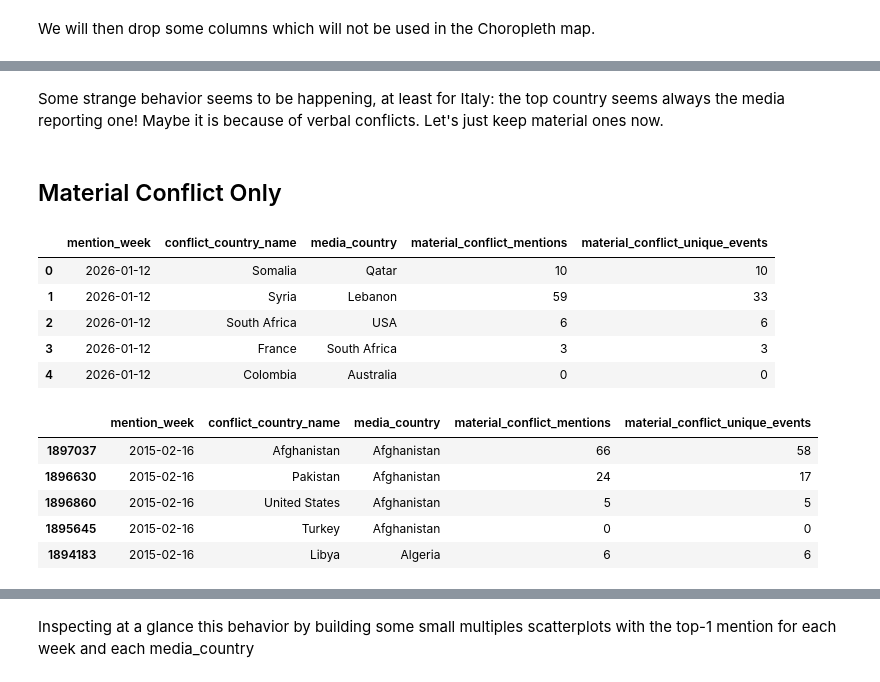
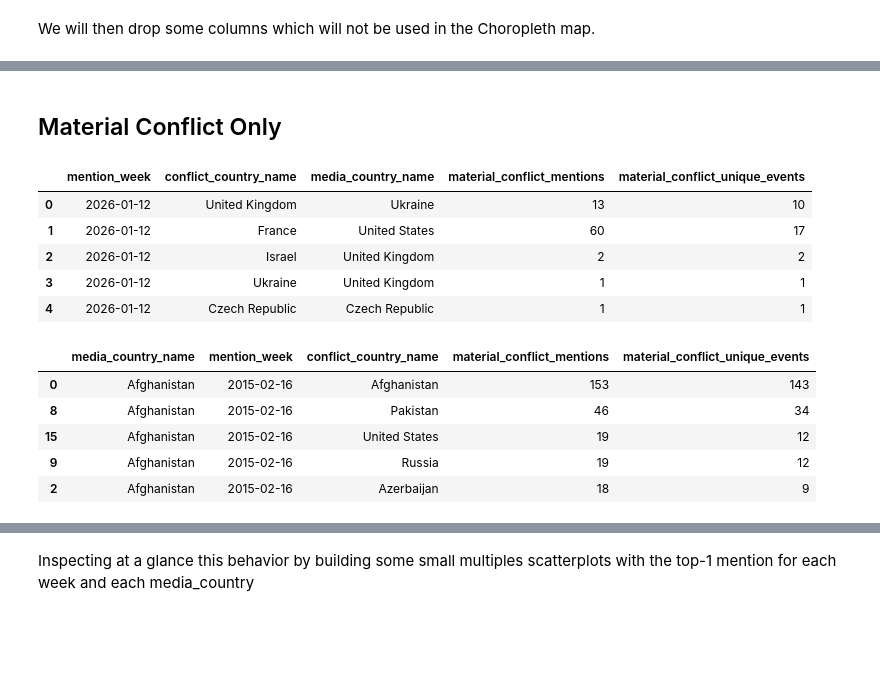
Before and after one commit to group-rho-dataviz/group-rho-dataviz.github.io, a Jupyter notebook: preprocessing/choropleth_map.ipynb, the cells around one changed output, grey strips where cells are left out. Cells and saved outputs as stored; diff of their text form; code cells hidden in the pictures; blank space fills up the shorter version.

```diff
--- a/preprocessing/choropleth_map.ipynb
+++ b/preprocessing/choropleth_map.ipynb
@@ -39,0 +64,4 @@ df_mentions.head()
+# %%
+# join just df_keys and df_mention_types on conflict_id
+df_mentions = pd.merge(df_keys, df_mention_types, on='conflict_id')
+df_mentions.head()
@@ -39,0 +97,4 @@ df_mentions.head()
+# %%
+# Dropping rows where 'media_country' is 'UNK'
+df_mentions = df_mentions[df_mentions['media_country'] != 'UNK']
+df_mentions.head()
@@ -40,6 +112,9 @@ df_mentions.head()
 # %%
 # Convert the 'conflict_country' column from FIPS 10-4 codes to country names
 df_mentions['conflict_country_name'] = df_mentions['conflict_country'].apply(code_to_country)
+# %%
+# Convert the 'media_country' column from FIPS 10-4 codes to country names
+df_mentions['media_country_name'] = df_mentions['media_country'].apply(code_to_country)
 # %%
 # Display the first few rows of the dataframe
 df_mentions.head()
@@ -147,29 +166,42 @@ df_top_mentions[df_top_mentions['media_country'] == 'Italy']
-# %% [markdown]
-Some strange behavior seems to be happening, at least for Italy: the top country seems always the media reporting one!
-Maybe it is because of verbal conflicts. Let's just keep material ones now.
 # %% [markdown]
 ## Material Conflict Only
 # %%
-columns_to_keep = ['mention_week', 'conflict_country_name', 'media_country', 'material_conflict_mentions', 'material_conflict_unique_events']
+columns_to_keep = ['mention_week', 'conflict_country_name', 'media_country_name', 'material_conflict_mentions', 'material_conflict_unique_events']
 df_mentions_filtered_material = df_mentions[columns_to_keep]
 df_mentions_filtered_material.head()
 # %% [output]
-|  | mention_week | conflict_country_name | media_country | material_conflict_mentions | material_conflict_unique_events |
-| 0 | 2026-01-12 | Somalia | Qatar | 10 | 10 |
-| 1 | 2026-01-12 | Syria | Lebanon | 59 | 33 |
-| 2 | 2026-01-12 | South Africa | USA | 6 | 6 |
-| 3 | 2026-01-12 | France | South Africa | 3 | 3 |
-| 4 | 2026-01-12 | Colombia | Australia | 0 | 0 |
+|  | mention_week | conflict_country_name | media_country_name | material_conflict_mentions | material_conflict_unique_events |
+| 0 | 2026-01-12 | United Kingdom | Ukraine | 13 | 10 |
+| 1 | 2026-01-12 | France | United States | 60 | 17 |
+| 2 | 2026-01-12 | Israel | United Kingdom | 2 | 2 |
+| 3 | 2026-01-12 | Ukraine | United Kingdom | 1 | 1 |
+| 4 | 2026-01-12 | Czech Republic | Czech Republic | 1 | 1 |
 # %%
-df_top_mentions_material = df_mentions_filtered_material.sort_values('material_conflict_mentions', ascending=False).groupby(['media_country', 'mention_week']).head(n)
-df_top_mentions_material = df_top_mentions_material.sort_values(by=['mention_week', 'media_country'])
+n = 5
+df_aggregated = df_mentions_filtered_material.groupby(
+    ['media_country_name', 'mention_week', 'conflict_country_name']
+).agg({
+    'material_conflict_mentions': 'sum',
+    'material_conflict_unique_events': 'sum'
+}).reset_index()
+
+df_aggregated = df_aggregated.sort_values('material_conflict_mentions', ascending=False)
+df_top_mentions_material = df_aggregated.groupby(
+    ['media_country_name', 'mention_week']
+).head(n)
+
+df_top_mentions_material = df_top_mentions_material.sort_values(
+    by=['mention_week', 'media_country_name', 'material_conflict_mentions'],
+    ascending=[True, True, False]
+)
+
 df_top_mentions_material.head()
 # %% [output]
-|  | mention_week | conflict_country_name | media_country | material_conflict_mentions | material_conflict_unique_events |
-| 1897037 | 2015-02-16 | Afghanistan | Afghanistan | 66 | 58 |
-| 1896630 | 2015-02-16 | Pakistan | Afghanistan | 24 | 17 |
-| 1896860 | 2015-02-16 | United States | Afghanistan | 5 | 5 |
-| 1895645 | 2015-02-16 | Turkey | Afghanistan | 0 | 0 |
-| 1894183 | 2015-02-16 | Libya | Algeria | 6 | 6 |
+|  | media_country_name | mention_week | conflict_country_name | material_conflict_mentions | material_conflict_unique_events |
+| 0 | Afghanistan | 2015-02-16 | Afghanistan | 153 | 143 |
+| 8 | Afghanistan | 2015-02-16 | Pakistan | 46 | 34 |
+| 15 | Afghanistan | 2015-02-16 | United States | 19 | 12 |
+| 9 | Afghanistan | 2015-02-16 | Russia | 19 | 12 |
+| 2 | Afghanistan | 2015-02-16 | Azerbaijan | 18 | 9 |
 # %%
 # List of media_country:
```
Also changed, not shown: parts of 78 cells of this notebook, 30 other files.
